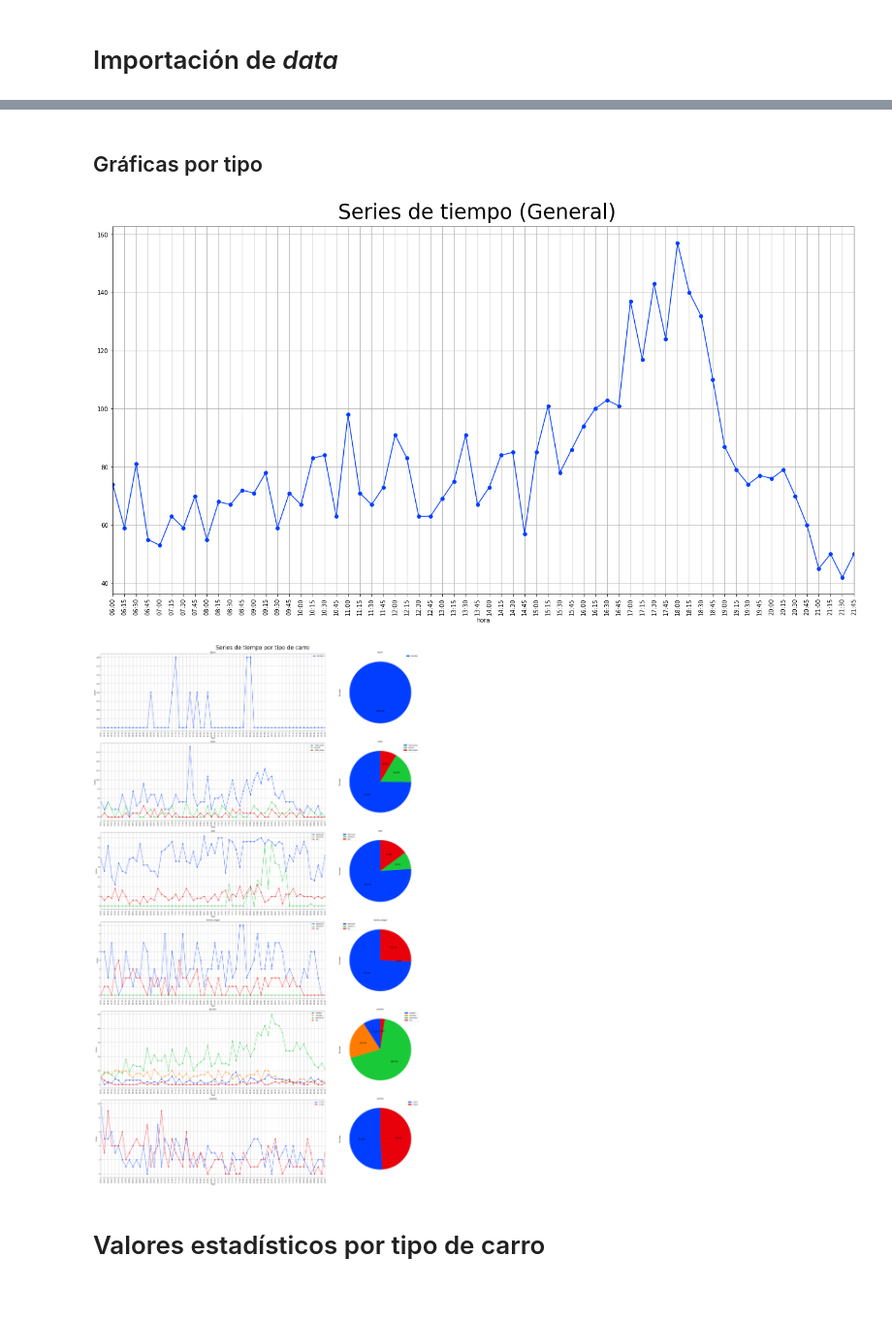
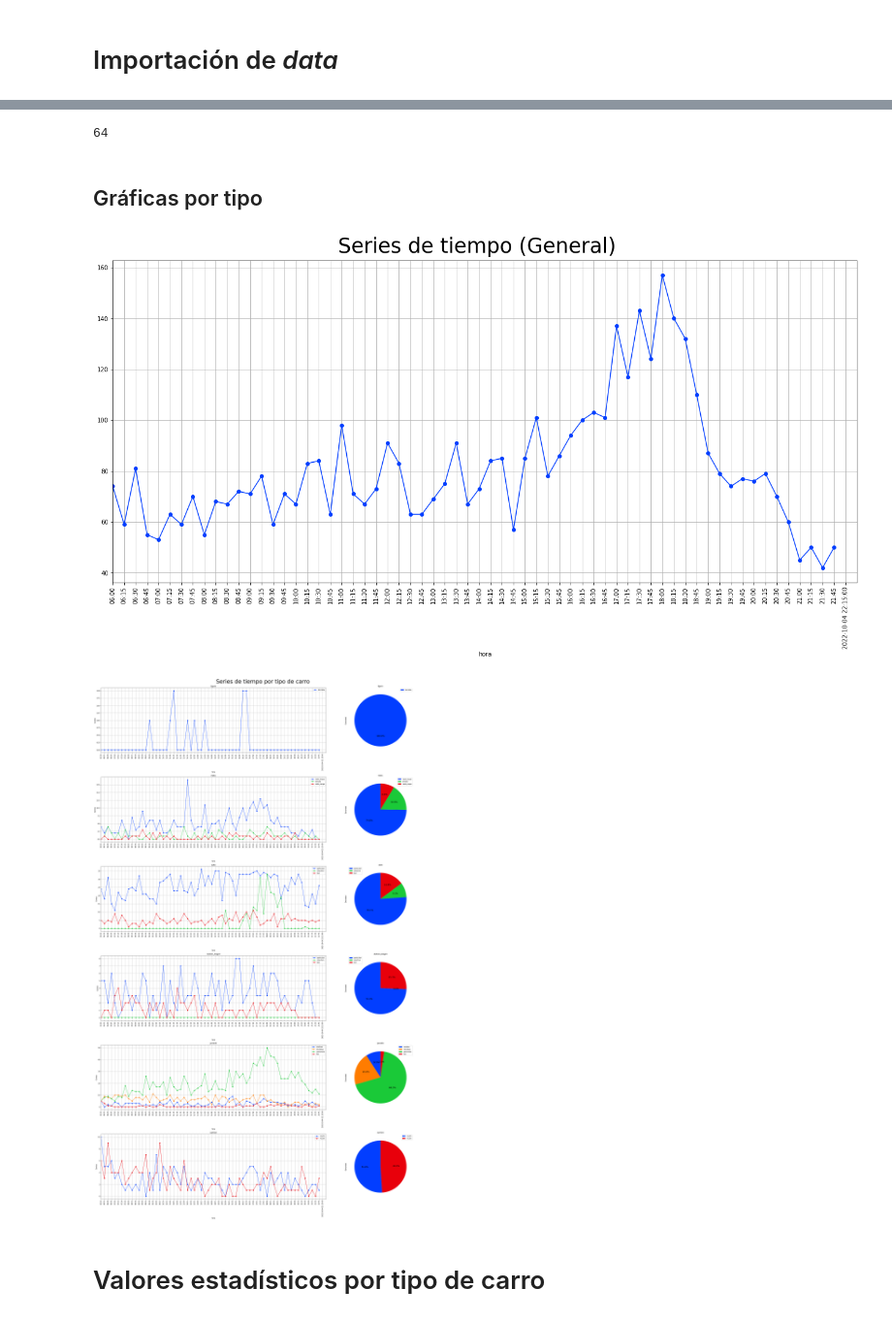
Before and after one commit to GreatestTrain/analisis_carretera, a Jupyter notebook: script.ipynb, the cells around one changed output, grey strips where cells are left out. Shown at 97% size. Saved outputs shown, nothing was run; the diff lists cells and outputs as text; code cells hidden in the pictures.

```diff
--- a/script.ipynb
+++ b/script.ipynb
@@ -45,3 +51,7 @@ data
+# %%
+len(data)
+# %% [output]
+64
 # %% [markdown]
 ## Gráficas por tipo
 # %%
@@ -53,33 +63,35 @@ cmap = ListedColormap(sns.color_palette('bright', 4))
 # %%
 x_labels = data_resampled.index.astype('string').str.extract('(\d\d:\d\d):\d\d$').values.ravel().tolist()
 x_ticks = pd.to_datetime(x_labels).tolist()
+x_ticks += [max(x_ticks) + pd.Timedelta(period)]
+x_labels += [str(max(x_ticks) + pd.Timedelta(period))]
 
 fig, axes = plt.subplots(figsize=(18,10), layout='constrained')
 fig.suptitle("Series de tiempo (General)", size=35)
-data_resampled.sum(axis=1).plot(ax = axes, xticks=x_ticks,rot=90, grid=True, colormap=cmap, marker='o', xlim=(min(x_ticks), max(x_ticks)))
+data_resampled.sum(axis=1).plot(ax = axes, xticks=x_ticks,rot=90, grid=True, colormap=cmap, marker='o', xlim=(min(x_ticks), max(x_ticks) + pd.Timedelta(period)))
 axes.set_xticklabels(x_labels)
 plt.show()
 # %% [output]
-[figure, old version]
+[figure, new version]
 # %%
 counter_idx = 0
 g = []
 pies = []
 fig, axes = plt.subplots(len(first_row), 2, figsize=(30,48), gridspec_kw={'width_ratios': [2.2, 1],}, layout='constrained')
 # fig.tight_layout()
 fig.suptitle("Series de tiempo por tipo de carro", size=35)
 for ax, column_1 in zip(axes.reshape(-1,2), first_row):
     data_ = data_resampled[column_1]
-    data_.plot(ax=ax[0], xticks=x_ticks,rot=90, grid=True, title=column_1, colormap=cmap, marker='o', xlim=(min(x_ticks), max(x_ticks)))
+    data_.plot(ax=ax[0], xticks=x_ticks,rot=90, grid=True, title=column_1, colormap=cmap, marker='o', xlim=(min(x_ticks), max(x_ticks) + pd.Timedelta(period)))
     ax[0].set_xticklabels(x_labels)
     ax[0].set_ylabel('Conteo')
     ax[1].set_title(column_1)
     data_.sum(axis=0).plot.pie(ax=ax[1], autopct='%1.1f%%', startangle=90, colormap=cmap, legend=True, labels=None, fontsize=14)
     ax[1].set_ylabel('Densidad')
 # plt.xticks(ticks = data_resampled.index,labels=[str(i) for i in data_resampled.index])
 plt.show()
 # %% [output]
-[figure, old version]
+[figure, new version]
 # %% [markdown]
 # Valores estadísticos por tipo de carro
 # %% [markdown]
```
Also changed, not shown: parts of 2 cells of this notebook.
